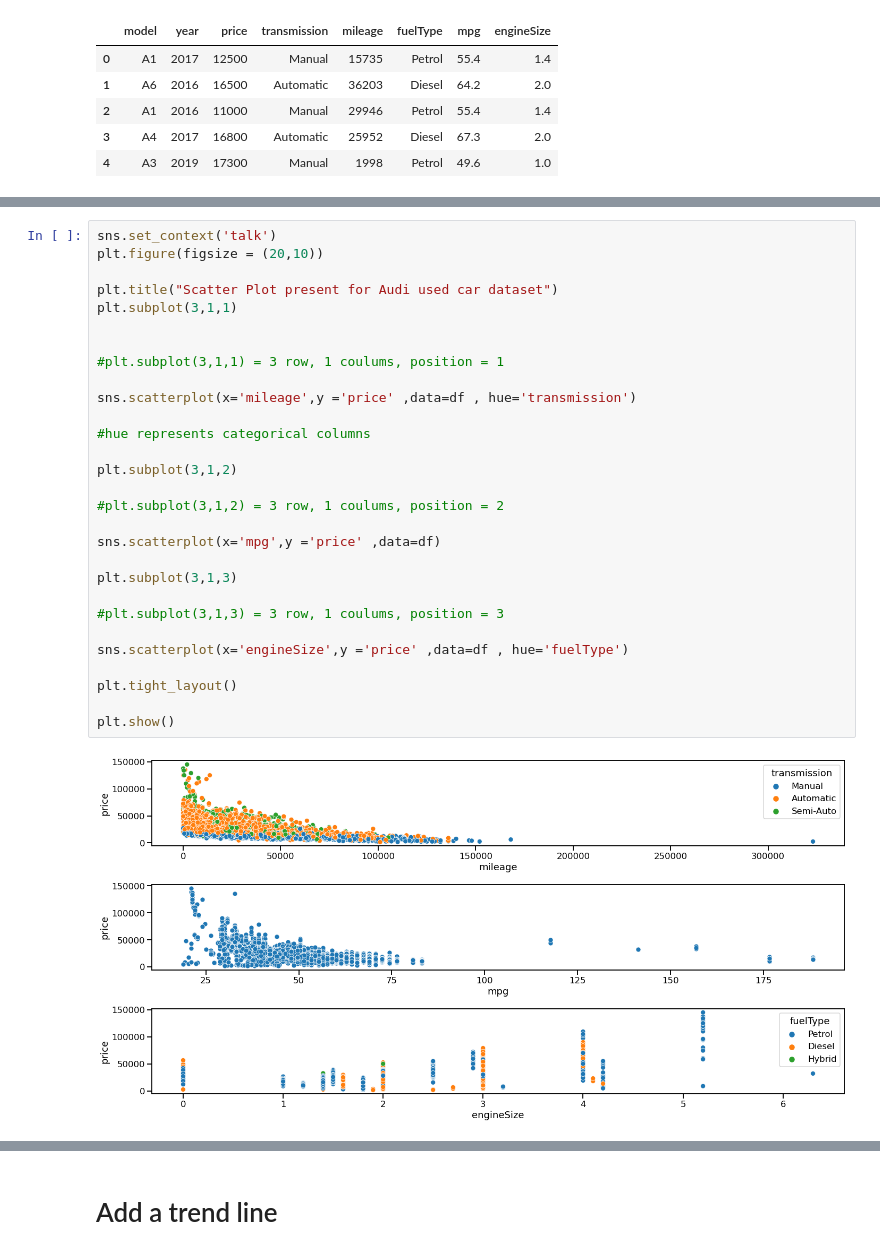
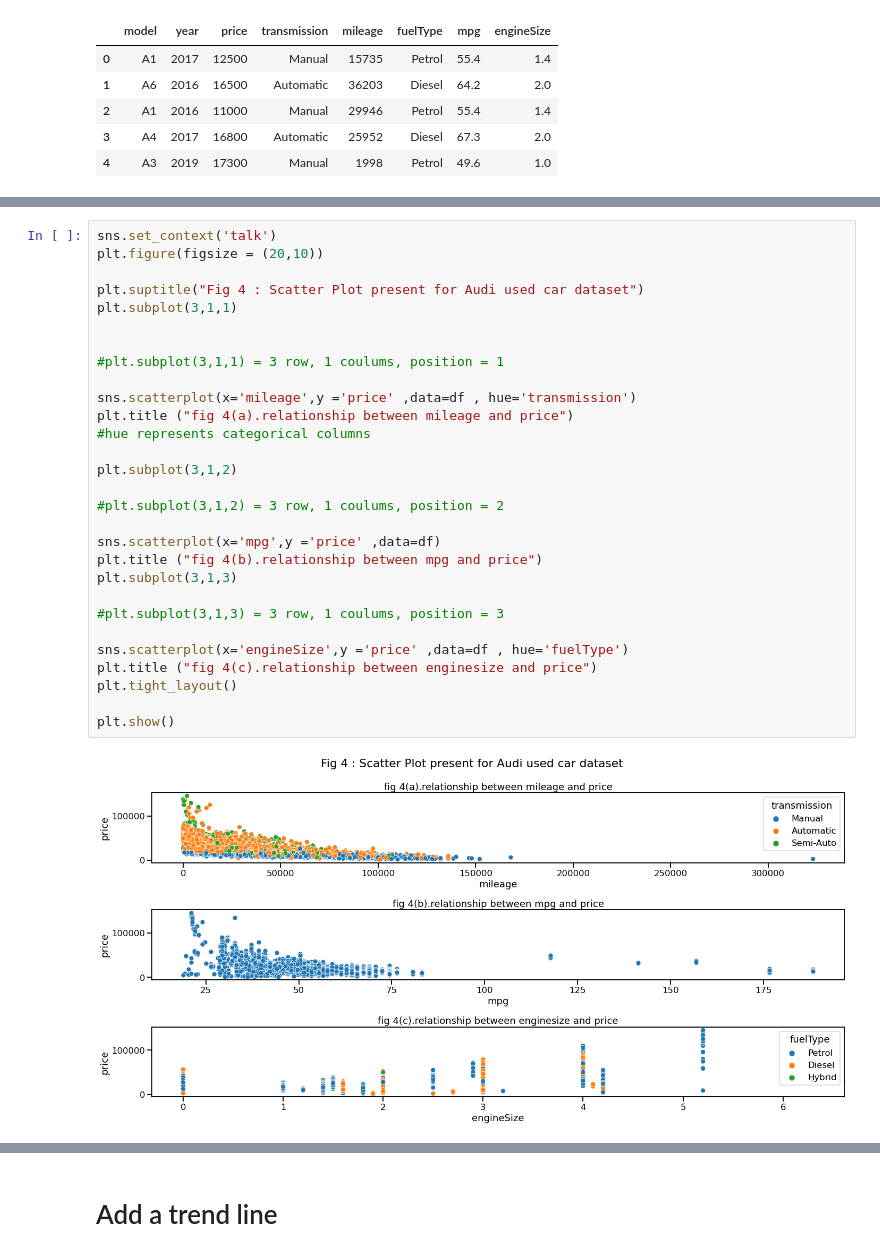
Before and after one commit to Israt055/audi_used_car_analysis-, a Jupyter notebook: audi_used_car_EDA.ipynb, the cells around one changed output, grey strips where cells are left out. Cells and saved outputs as stored; diff of their text form.

```diff
--- a/audi_used_car_EDA.ipynb
+++ b/audi_used_car_EDA.ipynb
@@ -366,31 +446,31 @@ display(df.tail())
 # %%
 sns.set_context('talk')
 plt.figure(figsize = (20,10))
 
-plt.title("Scatter Plot present for Audi used car dataset")
+plt.suptitle("Fig 4 : Scatter Plot present for Audi used car dataset")
 plt.subplot(3,1,1)
 
 
 #plt.subplot(3,1,1) = 3 row, 1 coulums, position = 1
 
 sns.scatterplot(x='mileage',y ='price' ,data=df , hue='transmission')
-
+plt.title ("fig 4(a).relationship between mileage and price")
 #hue represents categorical columns
 
 plt.subplot(3,1,2)
 
 #plt.subplot(3,1,2) = 3 row, 1 coulums, position = 2
 
 sns.scatterplot(x='mpg',y ='price' ,data=df)
-
+plt.title ("fig 4(b).relationship between mpg and price")
 plt.subplot(3,1,3)
 
 #plt.subplot(3,1,3) = 3 row, 1 coulums, position = 3
 
 sns.scatterplot(x='engineSize',y ='price' ,data=df , hue='fuelType')
-
+plt.title ("fig 4(c).relationship between enginesize and price")
 plt.tight_layout()
 
 plt.show()
 # %% [output]
-[figure, old version]
+[figure, new version]
```
Also changed, not shown: parts of 32 cells of this notebook.
